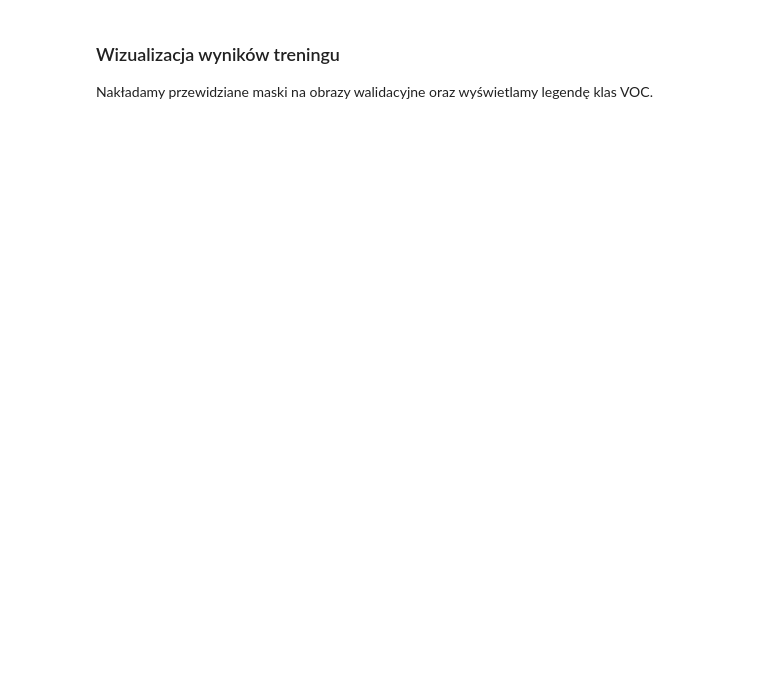
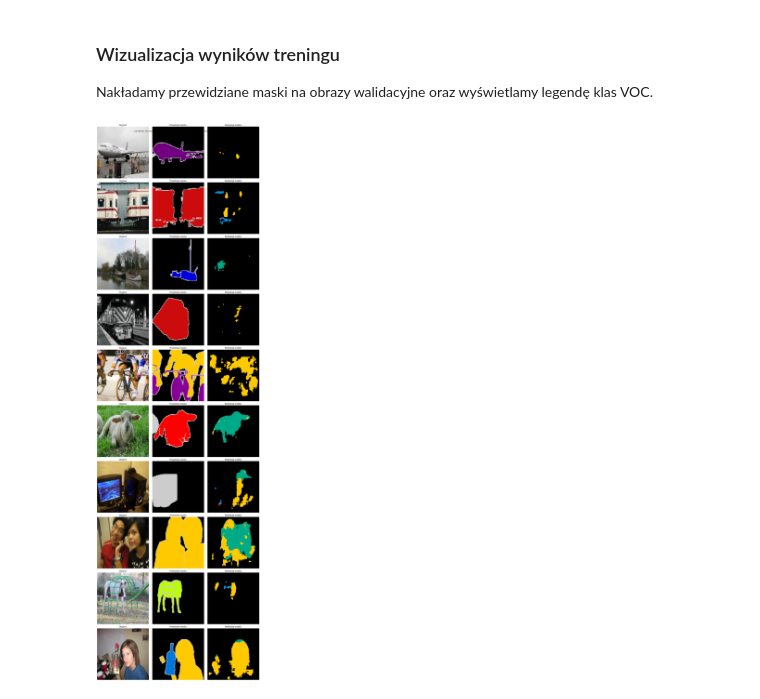
Before and after one commit to Solvro/ml-wakacyjne-wyzwanie-2026, a Jupyter notebook: 03_sieci_neuronowe_wizja_komputerowa/03_computer_vision_hw.ipynb, the cells around one changed output. Cells and saved outputs as stored; diff of their text form; code cells hidden in the pictures; blank space fills up the shorter version.

```diff
--- a/03_sieci_neuronowe_wizja_komputerowa/03_computer_vision_hw.ipynb
+++ b/03_sieci_neuronowe_wizja_komputerowa/03_computer_vision_hw.ipynb
@@ -62,7 +64,7 @@ CONFIG = {
     "ignore_index": 255,
 
     "lr": 1e-3,
-    "epochs": 5,           # Zwiększ liczbę epok
+    "epochs": 30,           # Zwiększ liczbę epok
     "max_steps_per_epoch": None, # Ustaw None, aby trenować na pełnym zbiorze
 }
 
@@ -169,7 +178,15 @@ class ConvBlock(nn.Module):
     def __init__(self, in_ch, out_ch):
         super().__init__()
         # TODO: Zdefiniuj self.net jako nn.Sequential z odpowiednimi warstwami
-        self.net = nn.Identity()
+        self.net = nn.Sequential(
+            nn.Conv2d(in_channels=in_ch, out_channels=out_ch, kernel_size=3, padding=1),
+            nn.BatchNorm2d(out_ch),
+            nn.ReLU(),
+
+            nn.Conv2d(in_channels=out_ch, out_channels=out_ch, kernel_size=3, padding=1),
+            nn.BatchNorm2d(out_ch),
+            nn.ReLU(),
+        )
 
     def forward(self, x):
         return self.net(x)
@@ -183,17 +200,29 @@ class SmallUNet(nn.Module):
         super().__init__()
         # --- Encoder ---
         # TODO: zdefiniuj self.enc1, self.pool1, self.enc2, self.pool2
+        self.enc1 = ConvBlock(in_ch=in_channels, out_ch=base)
+        self.pool1 = nn.MaxPool2d(kernel_size=2, stride=2)
+
+        self.enc2 = ConvBlock(in_ch=base, out_ch=base*2)
+        self.pool2 = nn.MaxPool2d(kernel_size=2, stride=2)
 
         # --- Bottleneck ---
         # TODO: zdefiniuj self.bottleneck
+        self.bottleneck = ConvBlock(in_ch=base*2, out_ch=base*4)
 
         # --- Decoder ---
         # TODO: zdefiniuj self.up2, self.dec2, self.up1, self.dec1
         # Wskazówka: self.dec2 przyjmuje kanały z (up2 + enc2)
+        self.up2 = nn.ConvTranspose2d(in_channels=base*4, out_channels=base*2, kernel_size=2, stride=2)
+        self.dec2 = ConvBlock(in_ch=base*4, out_ch=base*2)
+
+        self.up1 = nn.ConvTranspose2d(in_channels=base*2, out_channels=base, kernel_size=2, stride=2)
+        self.dec1 = ConvBlock(in_ch=base*2, out_ch=base)
 
         # --- Output ---
         # TODO: zdefiniuj self.final (Conv 1x1)
-        self.final = nn.Identity()
+        self.final = nn.Conv2d(in_channels=base, out_channels=num_classes, kernel_size=1)
+
 
     def forward(self, x):
         # --- Encoder ---
@@ -236,7 +265,7 @@ for epoch in range(CONFIG["epochs"]):
     steps = 0
 
     for step, (imgs, masks) in enumerate(train_loader):
-        if step >= CONFIG["max_steps_per_epoch"]:
+        if CONFIG["max_steps_per_epoch"] is not None and step >= CONFIG["max_steps_per_epoch"]:
             break
         imgs = imgs.to(device, non_blocking=True)
         masks = masks.to(device, non_blocking=True)
@@ -274,36 +321,38 @@ VOC_CLASSES = [
     'diningtable', 'dog', 'horse', 'motorbike', 'person', 'pottedplant', 'sheep', 'sofa', 'train', 'tvmonitor'
 ]
 
-def visualize_predictions(model, dataset, device, num_samples=4):
+def visualize_predictions(model, dataset, device, num_samples=10):
     model.eval()
     fig, axes = plt.subplots(num_samples, 3, figsize=(15, 5 * num_samples))
 
     with torch.no_grad():
         for i in range(num_samples):
             img, mask = dataset[i]
             input_batch = img.unsqueeze(0).to(device)
             logits = model(input_batch)
             preds = logits.argmax(dim=1).cpu().squeeze(0)
 
             # Obraz oryginalny
             img_display = img.permute(1, 2, 0).numpy() * IMAGENET_STD + IMAGENET_MEAN
             img_display = np.clip(img_display, 0, 1)
 
             axes[i, 0].imshow(img_display)
             axes[i, 0].set_title("Oryginał")
 
             # Prawdziwa maska
             axes[i, 1].imshow(mask, cmap='nipy_spectral', vmin=0, vmax=20)
             axes[i, 1].set_title("Prawdziwa maska")
 
             # Predykcja
             axes[i, 2].imshow(preds, cmap='nipy_spectral', vmin=0, vmax=20)
             axes[i, 2].set_title("Predykcja modelu")
 
             for ax in axes[i]: ax.axis('off')
 
     plt.suptitle("Legenda klas: " + ", ".join([f"{i}:{c}" for i, c in enumerate(VOC_CLASSES[:11])]) + "...", fontsize=10)
     plt.tight_layout()
     plt.show()
 
 visualize_predictions(model, val_ds, device)
+# %% [output]
+[figure, added]
```
Also changed, not shown: parts of 6 cells of this notebook.
